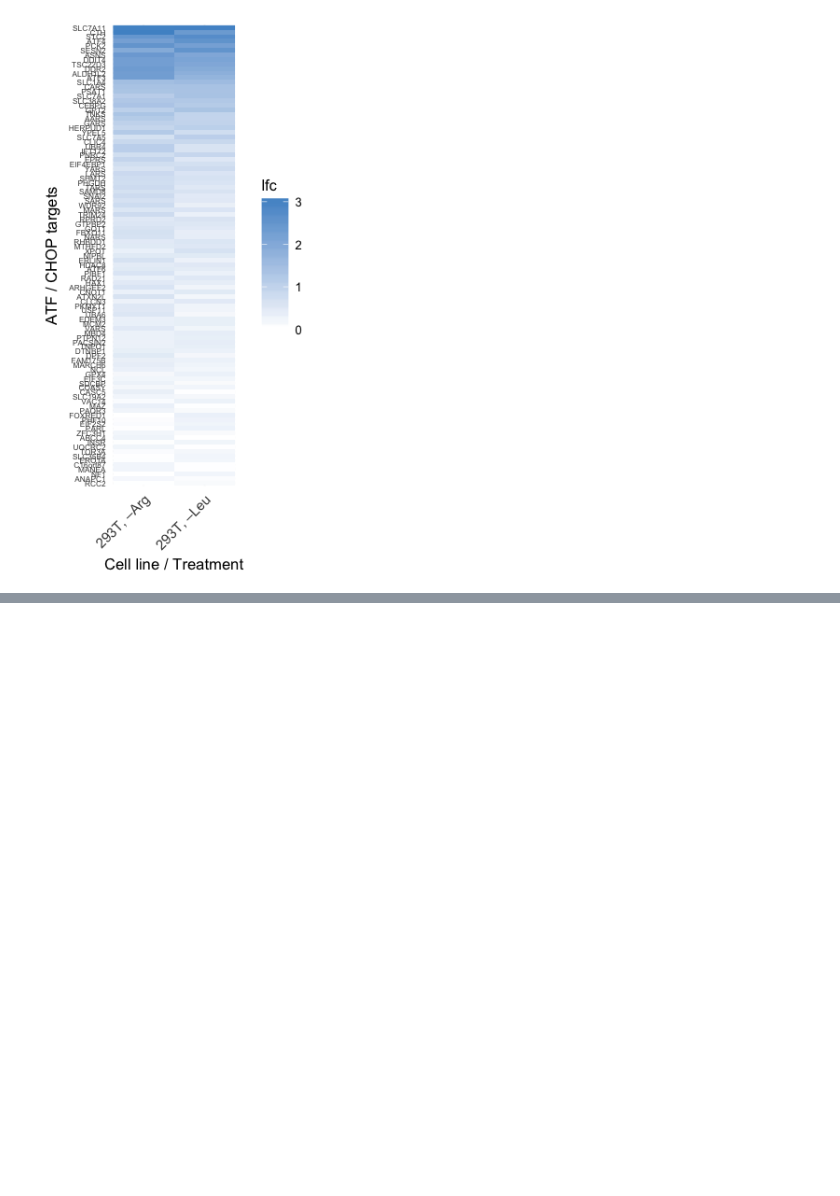
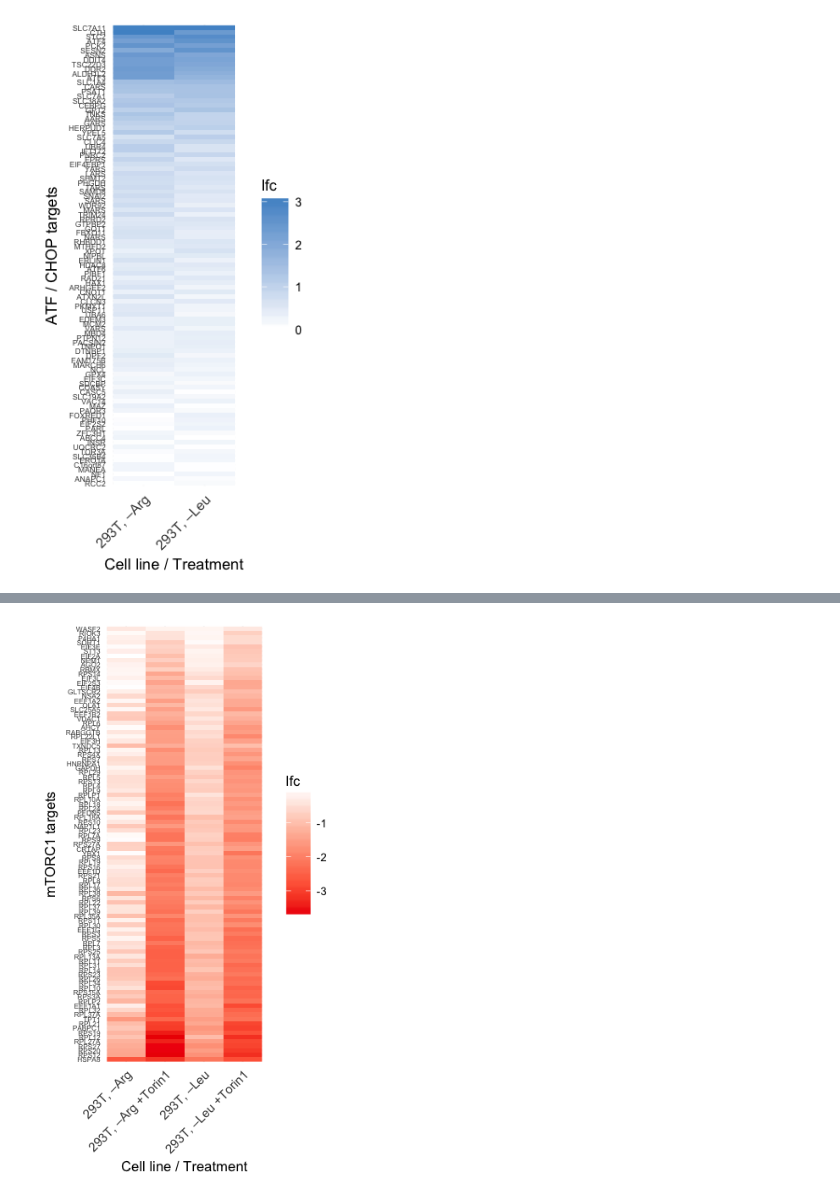
Before and after one commit to adarnell/2017_adarnell_riboseq_Rpipeline_test, a Jupyter notebook: scripts/gene_fold_change_plots.ipynb, the cells around one changed output, grey strips where cells are left out. Saved outputs shown, nothing was run; the diff lists cells and outputs as text; code cells hidden in the pictures; blank space fills up the shorter version.

```diff
--- a/scripts/gene_fold_change_plots.ipynb
+++ b/scripts/gene_fold_change_plots.ipynb
@@ -1334,0 +1620,6 @@ ggsave('../figures/atf4chop_targets_heatmap_wt293t6honly.svg', width = 3, height
+# %%
+heatmapdata <- subsetlfcdata %>%
+  inner_join(mtorc1_target_human_proteins, by = "gene_name") %>%
+  mutate(sum.lfc = rowSums(select_if(., is.numeric))) %>%
+  arrange(desc(sum.lfc)) %>%
+  print
@@ -1334,0 +1641,28 @@ ggsave('../figures/atf4chop_targets_heatmap_wt293t6honly.svg', width = 3, height
+# %%
+options(repr.plot.width = 3, repr.plot.height = 5.5) #2.64 vs 2.5 for width for mtor vs atf4 gives same dimensions of tiles. (1.04 + x more targets?)
+
+samplenames  <- c(
+    'X293t_arg' = '293T, –Arg',
+    'X293t_leu' = '293T, –Leu',
+    'X293t_argtorin1' = '293T, –Arg +Torin1',
+    'X293t_leutorin1' = '293T, –Leu +Torin1'
+)
+
+
+heatmapdata %>%
+  mutate(gene_name = forcats::fct_reorder(gene_name, sum.lfc, .desc = F)) %>%
+  select(-protein_id, -sum.lfc) %>%
+  gather(condition, lfc, -gene_name) %>%
+  mutate(condition = samplenames[condition]) %>%
+  ggplot(aes(condition, gene_name)) +
+  geom_raster(aes(fill = lfc), color = 'white') +
+  scale_fill_gradient(low = 'red2', high = 'white') +
+  theme_minimal(base_family='Arial', base_size=10) +
+  theme(axis.text.x = element_text(angle=45,hjust=1,size=9),
+        axis.text.y = element_text(size = 5)) +
+  ylab("mTORC1 targets") +
+  xlab("Cell line / Treatment") +
+  scale_x_discrete(expand = c(0, 0))
+ggsave('../figures/mtorc1_hsiehtargets_heatmap_hrgfp3hplusminustorin1_supp.svg', width = 3, height = 5.5, units = 'in')
+# %% [output]
+[figure, added]
```
Also changed, not shown: parts of 26 cells of this notebook, 8 other files.
